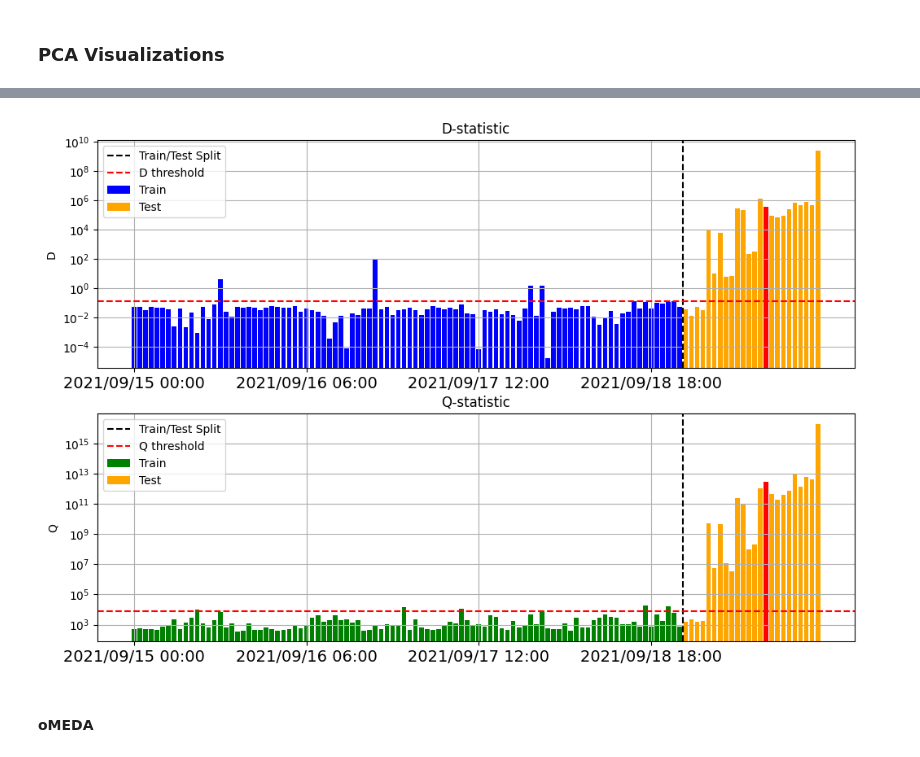
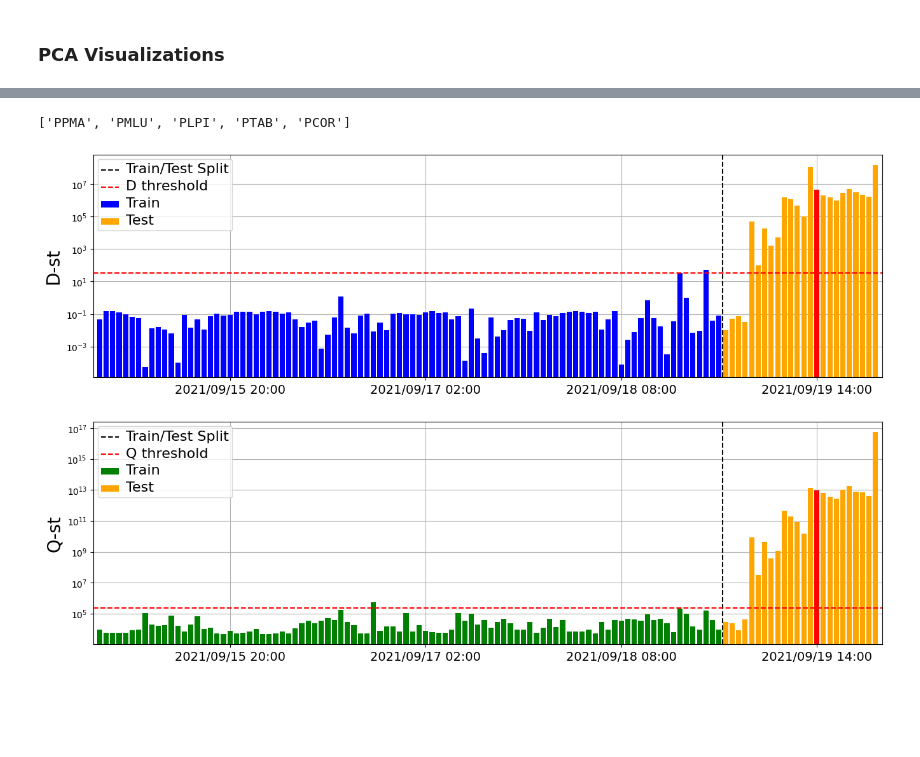
Before and after one commit to CoDaSLab/MSPC-Seismic, a Jupyter notebook: exploration/IGARSS copy.ipynb, the cells around one changed output, grey strips where cells are left out. Drawn from its saved outputs; the diff is of its cells as text; code cells hidden in the pictures; blank space fills up the shorter version.

```diff
--- a/exploration/IGARSS copy.ipynb
+++ b/exploration/IGARSS copy.ipynb
@@ -66,19 +99,24 @@ sensors = eruption_sensors
 # %%
 import obspy
 from obspy.core import UTCDateTime
+import numpy as np
+
 
 ST = []
-sensors = ['PPMA', 'PMLU', 'PCOR']
-# sensors = ['PPMA']
+sensors = ['PPMA', 'PMLU', 'PLPI']
+# sensors = ["PPMA"]
+channels = ["HHE", "HHN", "HHZ"]
+# channels = ["HHE"]
+# sensors = ['PPMA', 'PLPI']
 
 sensor_ids = [eruption_sensors.index(element) for element in sensors if element in eruption_sensors]
 
 for sensor_id in sensor_ids:
     print(f"Reading 2021 data for sensor {eruption_sensors[sensor_id]}...")
-    st = obspy.read(f"{data_path}/C7.{eruption_sensors[sensor_id]}.*.2021.*",
+    st = obspy.read(f"{data_path}/C7.{eruption_sensors[sensor_id]}.*.*.*.2021.*",
                     starttime=UTCDateTime(starttime), endtime=UTCDateTime(endtime))
     st.merge()
-    st.plot();
+    # st.plot();
     ST.append(st)
 # %% [output]
 Reading 2021 data for sensor PPMA...
@@ -158,3 +278,4 @@ for i, sensor_id in enumerate(sensor_ids):
 # %%
 # Data fusion
-X = np.vstack(Sxxs).T
+X = np.vstack(np.vstack(Sxxs_norm)).T
+X.shape
@@ -173,22 +342,55 @@ pca = PCA(n_components=PCs)
+# %%
+sensors
+# %% [output]
+['PPMA', 'PMLU', 'PLPI', 'PTAB', 'PCOR']
 # %%
 import mspc_pca.mspc
+PCs = 1
+
 
 day_id = np.argmin(np.abs(timeUTC - np.datetime64(datetime(2021, 9, 19), 'm')))
 
-D_train, Q_train, D_test, Q_test, threshold_D, threshold_Q = mspc_pca.mspc.DQ_tt(X[:day_id], X[day_id:], PCs, percentile_threshold=True, alpha=0.05)
+D_train, Q_train, D_test, Q_test, threshold_D, threshold_Q = mspc_pca.mspc.DQ_tt(X[:day_id], X[day_id:], PCs,2, percentile_threshold=True, alpha=0.01)
+
+fig, ax = plt.subplots(2,1, figsize = (16, 10))
+
+ax = ax.tolist()
 
 fig, ax = mspc_pca.mspc.plot_DQ_tt(D_train, Q_train, D_test, Q_test, threshold_D, threshold_Q,
                                    logscale=True, event_index=[eruption_idx],
-                labels=None, plot_train=True, opacity=None, ax=None)
+                labels=None, plot_train=True, opacity=None, ax=ax)
+
+
+n_bars = len(Q_train)+len(Q_test)
 
 skip:int = len(timeUTC)//4
-locs = np.arange(0, len(timeUTC))[0::skip]
-timeUTC_label = timeUTC[0::skip]
+start = 20
+locs = np.arange(0, n_bars)[start::skip]
+timeUTC_label = timeUTC[start::skip]
+
+
+
 date_formatter = mdates.DateFormatter('%Y/%m/%d %H:%M')
 formatted_labels = [date_formatter(mdates.date2num(t)) for t in timeUTC_label]
 ax[0].set_xticks(locs[:], labels=formatted_labels[:],fontsize=14);
 ax[1].set_xticks(locs[:], labels=formatted_labels[:],fontsize=14);
+
+ax[0].set_ylabel("D-st", fontsize = 20)
+ax[0].set_title("")
+legend = ax[0].get_legend()
+for text in legend.get_texts():
+    text.set_fontsize(16)
+
+
+ax[1].set_ylabel("Q-st", fontsize = 20)
+ax[1].set_title("")
+legend = ax[1].get_legend()
+for text in legend.get_texts():
+    text.set_fontsize(16)
+
+for axis in ax:
+    axis.set_xlim(-1, n_bars)
+    axis.grid(which='minor', alpha=0.5,)
+    axis.set_axisbelow(True)
 # %% [output]
-[figure, old version]
+[figure, new version]
-# %% [markdown]
-#### oMEDA
```
Also changed, not shown: parts of 28 cells of this notebook, 7 other files.
